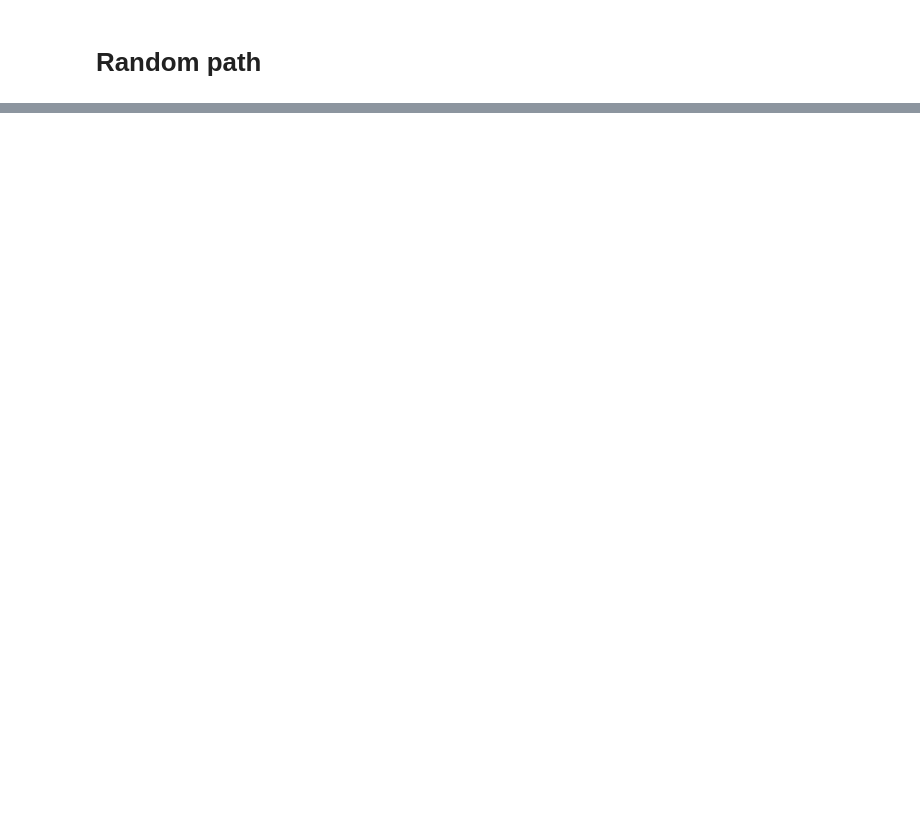
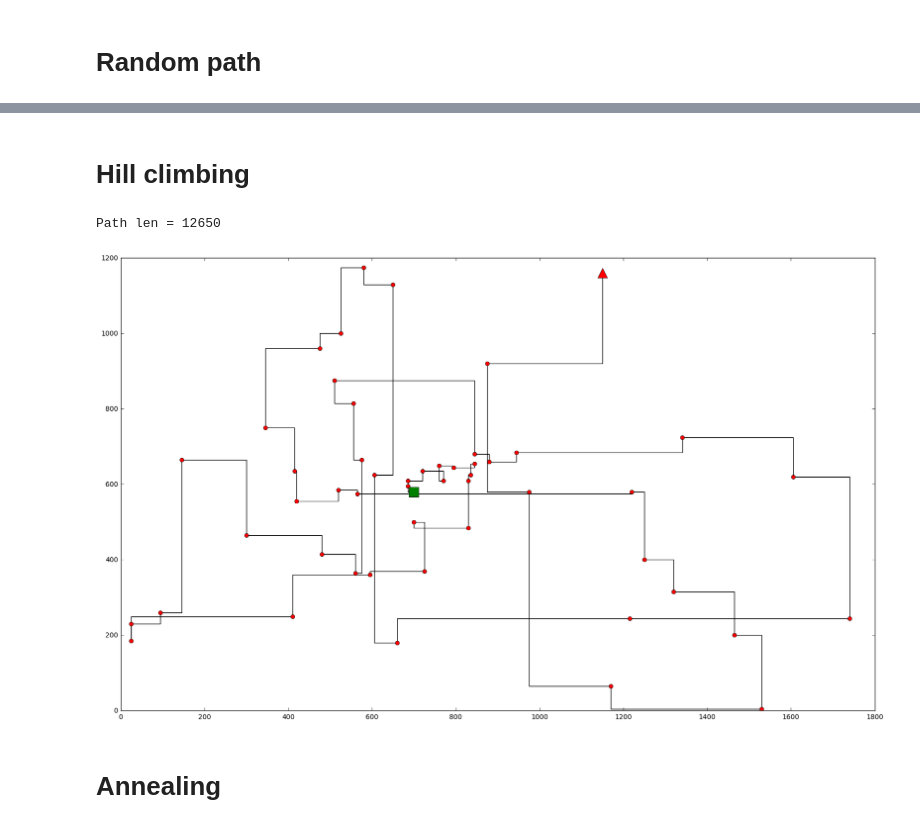
Before and after one commit to egorbunov/spbau, a Jupyter notebook: ml/hw03/hw3_genetic.ipynb, the cells around one changed output, grey strips where cells are left out. Saved outputs shown, nothing was run; the diff lists cells and outputs as text; code cells hidden in the pictures; blank space fills up the shorter version.

```diff
--- a/ml/hw03/hw3_genetic.ipynb
+++ b/ml/hw03/hw3_genetic.ipynb
@@ -17,0 +54,2 @@ def get_random_path():
+# %%
+X,Y = get_random_path()
@@ -17,0 +62,37 @@ def get_random_path():
+# %% [markdown]
+# Hill climbing
+# %%
+def perfrom_hillclimbing(stop=1000):
+    from tqdm import tqdm
+    X, Y = get_random_path()
+    result = manhattan_length(X, Y)
+    n = len(X)
+    assert(n == len(Y))
+    def swap(i, j):
+        X[i], X[j] = X[j], X[i]
+        Y[i], Y[j] = Y[j], Y[i]
+    def try_increase(cur_min):
+        for i in range(len(X)):
+            for j in range(len(X)):
+                swap(i, j)
+                dist = manhattan_length(X, Y) # path is not so big, so whatever
+                if dist < cur_min:
+                    return True, dist
+                else:
+                    swap(i, j)
+        return False, cur_min
+    for _ in tqdm(range(stop)):
+        is_better, result = try_increase(result)
+        if not is_better:
+            break
+    return X, Y, result
+# %%
+xs, ys, manhattan_dist = perfrom_hillclimbing(1000)
+# %%
+print("Path len = {}".format(manhattan_dist))
+plot_path(xs, ys)
+# %% [output]
+Path len = 12650
+[figure, added]
+# %% [markdown]
+# Annealing
```
Also changed, not shown: parts of 7 cells of this notebook.
